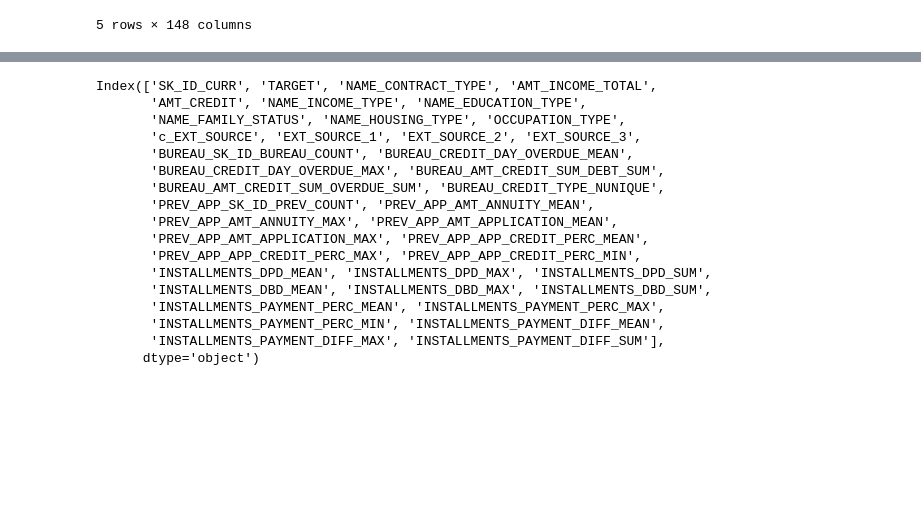
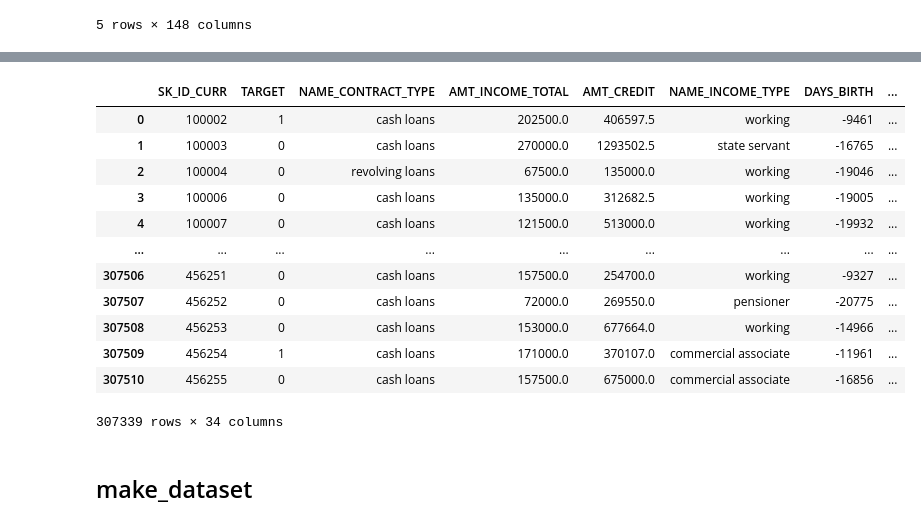
Before and after one commit to tedgt97/Home-Credit-Default-Risk, a Jupyter notebook: notebooks/01_eda_import_clean.ipynb, the cells around one changed output, grey strips where cells are left out. Saved outputs shown, nothing was run; the diff lists cells and outputs as text; code cells hidden in the pictures; blank space fills up the shorter version.

Commit message:
merge. clean. make_dataset all completed. Ready to move ML

```diff
--- a/notebooks/01_eda_import_clean.ipynb
+++ b/notebooks/01_eda_import_clean.ipynb
@@ -255,20 +224,0 @@ Site-packages: ['c:\\Users\\tedgt\\OneDrive\\Documents\\z_Documents\\Git_TJ_Port
-# %%
-complete_df.columns
-# %% [output]
-Index(['SK_ID_CURR', 'TARGET', 'NAME_CONTRACT_TYPE', 'AMT_INCOME_TOTAL',
-       'AMT_CREDIT', 'NAME_INCOME_TYPE', 'NAME_EDUCATION_TYPE',
-       'NAME_FAMILY_STATUS', 'NAME_HOUSING_TYPE', 'OCCUPATION_TYPE',
-       'c_EXT_SOURCE', 'EXT_SOURCE_1', 'EXT_SOURCE_2', 'EXT_SOURCE_3',
-       'BUREAU_SK_ID_BUREAU_COUNT', 'BUREAU_CREDIT_DAY_OVERDUE_MEAN',
-       'BUREAU_CREDIT_DAY_OVERDUE_MAX', 'BUREAU_AMT_CREDIT_SUM_DEBT_SUM',
-       'BUREAU_AMT_CREDIT_SUM_OVERDUE_SUM', 'BUREAU_CREDIT_TYPE_NUNIQUE',
-       'PREV_APP_SK_ID_PREV_COUNT', 'PREV_APP_AMT_ANNUITY_MEAN',
-       'PREV_APP_AMT_ANNUITY_MAX', 'PREV_APP_AMT_APPLICATION_MEAN',
-       'PREV_APP_AMT_APPLICATION_MAX', 'PREV_APP_APP_CREDIT_PERC_MEAN',
-       'PREV_APP_APP_CREDIT_PERC_MAX', 'PREV_APP_APP_CREDIT_PERC_MIN',
-       'INSTALLMENTS_DPD_MEAN', 'INSTALLMENTS_DPD_MAX', 'INSTALLMENTS_DPD_SUM',
-       'INSTALLMENTS_DBD_MEAN', 'INSTALLMENTS_DBD_MAX', 'INSTALLMENTS_DBD_SUM',
-       'INSTALLMENTS_PAYMENT_PERC_MEAN', 'INSTALLMENTS_PAYMENT_PERC_MAX',
-       'INSTALLMENTS_PAYMENT_PERC_MIN', 'INSTALLMENTS_PAYMENT_DIFF_MEAN',
-       'INSTALLMENTS_PAYMENT_DIFF_MAX', 'INSTALLMENTS_PAYMENT_DIFF_SUM'],
-      dtype='object')
@@ -274,0 +232,26 @@ Index(['SK_ID_CURR', 'TARGET', 'NAME_CONTRACT_TYPE', 'AMT_INCOME_TOTAL',
+# %%
+app = load_any("../data/raw/application_train.csv")
+bureau = load_any("../data/raw/bureau.csv")
+prev = load_any("../data/raw/previous_application.csv")
+inst = load_any("../data/raw/installments_payments.csv")
+# %%
+df = merge_all_features(app, bureau, prev, inst)
+df = clean_for_model(df)
+# %%
+df
+# %% [output]
+|  | SK_ID_CURR | TARGET | NAME_CONTRACT_TYPE | AMT_INCOME_TOTAL | AMT_CREDIT | NAME_INCOME_TYPE | DAYS_BIRTH | ... |
+| 0 | 100002 | 1 | cash loans | 202500.0 | 406597.5 | working | -9461 | ... |
+| 1 | 100003 | 0 | cash loans | 270000.0 | 1293502.5 | state servant | -16765 | ... |
+| 2 | 100004 | 0 | revolving loans | 67500.0 | 135000.0 | working | -19046 | ... |
+| 3 | 100006 | 0 | cash loans | 135000.0 | 312682.5 | working | -19005 | ... |
+| 4 | 100007 | 0 | cash loans | 121500.0 | 513000.0 | working | -19932 | ... |
+| ... | ... | ... | ... | ... | ... | ... | ... | ... |
+| 307506 | 456251 | 0 | cash loans | 157500.0 | 254700.0 | working | -9327 | ... |
+| 307507 | 456252 | 0 | cash loans | 72000.0 | 269550.0 | pensioner | -20775 | ... |
+| 307508 | 456253 | 0 | cash loans | 153000.0 | 677664.0 | working | -14966 | ... |
+| 307509 | 456254 | 1 | cash loans | 171000.0 | 370107.0 | commercial associate | -11961 | ... |
+| 307510 | 456255 | 0 | cash loans | 157500.0 | 675000.0 | commercial associate | -16856 | ... |
+307339 rows × 34 columns
+# %% [markdown]
+## make_dataset
```
Also changed, not shown: parts of 9 cells of this notebook, 5 other files.
